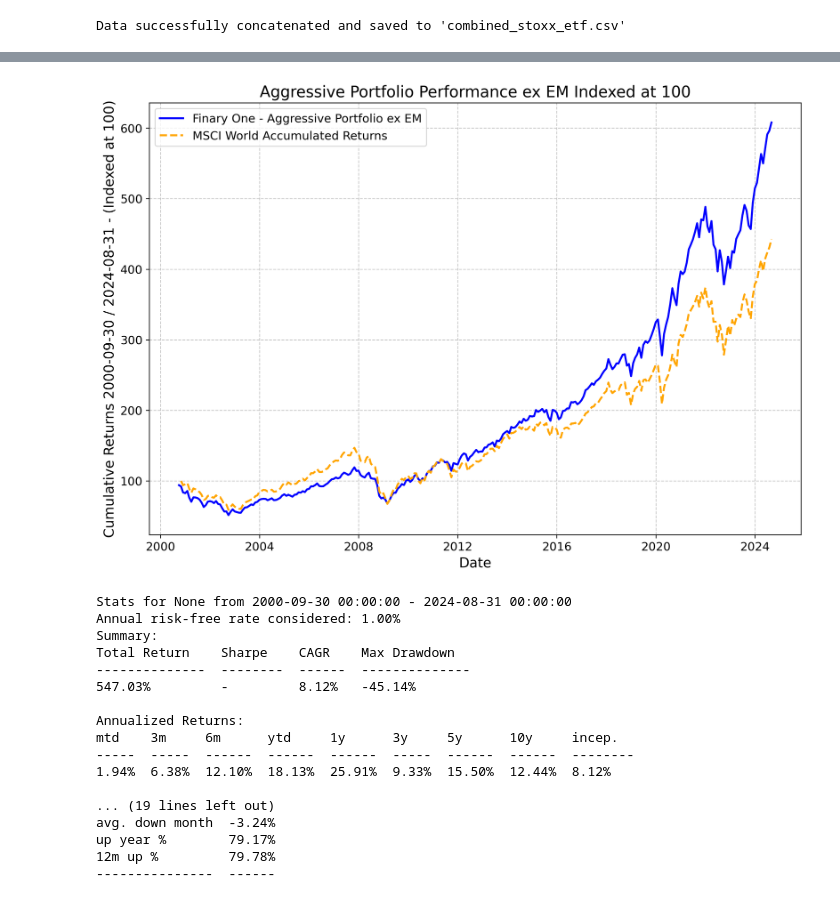
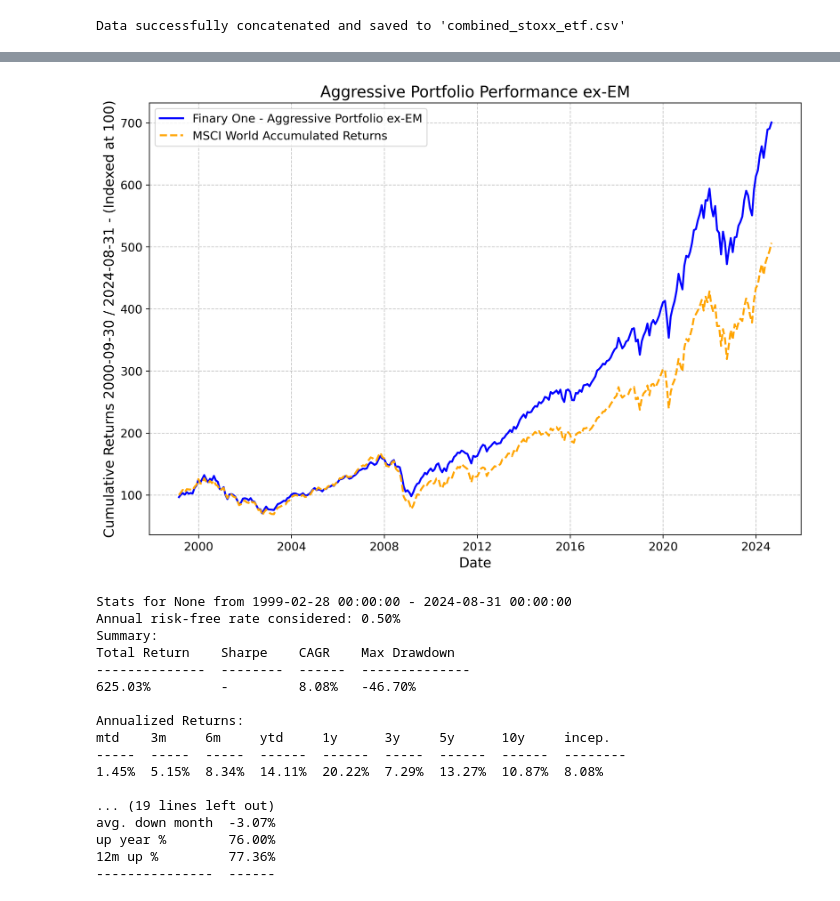
Before and after one commit to louissellier/finary_one, a Jupyter notebook: aggressive_backtest.ipynb, the cells around one changed output, grey strips where cells are left out. Saved outputs shown, nothing was run; the diff lists cells and outputs as text; code cells hidden in the pictures.

```diff
--- a/aggressive_backtest.ipynb
+++ b/aggressive_backtest.ipynb
@@ -152,8 +147,11 @@ gold_spot = yf.download('GC=F', start='1990-01-01', end='2024-09-18')
+# %%
+# Spot Price Gold Price (GLD)
+gold_spot = pd.read_csv('data/gold_prices.csv', index_col='Date', parse_dates=True)
 # %%
 msci_world_data = pd.read_csv('data/msci_world_net_return.csv', index_col='Date', parse_dates=True)
 
 # Step 1: Resample the data to monthly frequency
-msci_world_monthly = msci_world_data['Value'].resample('M').last()
+msci_world_monthly = msci_world_data['MSCI World Net Return'].resample('M').last()
 
 # Step 2: Compute the monthly percentage returns
 msci_world_returns = msci_world_monthly.pct_change().dropna()
@@ -177,7 +175,7 @@ sp_monthly = sp_data['Adj Close'].resample('M').last()
 nasdaq_monthly = nasdaq.resample('M').last()
 em_monthly = em_data.resample('M').last()
 stoxx600_monthly = stoxx600.resample('M').last()
-gold_monthly = gold_spot['Adj Close'].resample('M').last()
+gold_monthly = gold_spot['Gold Price'].resample('M').last()
 
 # Step 2: Compute monthly percentage returns and assign a name to each Series
 sp_returns = sp_monthly.pct_change().dropna()
@@ -400,58 +449,58 @@ correlation_matrix
 # %%
 # Step 5: Define your portfolio weights
-weights2 = [0.5, 0.2, 0, 0.15, 0.15]
+weights2 = [0.5, 0.2, 0, 0.1, 0.2]
 
 # Ensure weights sum to 1 (optional if weights are already normalized)
 weights = [w / sum(weights2) for w in weights2]
 
 # Step 6: Compute the portfolio returns
 portfolio_returns2 = returns_df.dot(weights2)
 
 # Step 7: Index cumulative returns to 100 instead of 1
 cumulative_returns_indexed2 = 100 * (1 + portfolio_returns2).cumprod()
 msci_world_cumulative_returns_indexed = 100 * msci_world_cumulative_returns / msci_world_cumulative_returns.iloc[0]
 
 # Step 8: Save everything in a variable called aggressive_portfolio
 cumulative_returns_indexed2.index = pd.to_datetime(cumulative_returns_indexed2.index)
 
 aggressive_portfolio2 = pd.DataFrame({
     'Portfolio_Returns': portfolio_returns,
     'Cumulative_Returns': cumulative_returns_indexed2
 })
 
 # Step 9: Plot the performance, indexed at 100
 plt.figure(figsize=(12, 8), dpi=300)
-plt.plot(cumulative_returns_indexed2, label='Finary One - Aggressive Portfolio ex EM', color='blue', linewidth=2)
+plt.plot(cumulative_returns_indexed2, label='Finary One - Aggressive Portfolio ex-EM', color='blue', linewidth=2)
 plt.plot(msci_world_cumulative_returns_indexed, label='MSCI World Accumulated Returns', color='orange', linestyle='--', linewidth=2)
-plt.title('Aggressive Portfolio Performance ex EM Indexed at 100', fontsize=16)
+plt.title('Aggressive Portfolio Performance ex-EM', fontsize=16)
 plt.xlabel('Date', fontsize=14)
 plt.ylabel('Cumulative Returns 2000-09-30 / 2024-08-31 - (Indexed at 100)', fontsize=14)
 plt.legend(fontsize=12)
 plt.grid(True, linestyle='--', alpha=0.7)
 plt.xticks(fontsize=12)
 plt.yticks(fontsize=12)
 plt.show()
 # %% [output]
-[figure, old version]
+[figure, new version]
 # %%
 global_stats2 = ffn.calc_stats(cumulative_returns_indexed2)
-global_stats2.set_riskfree_rate(0.01)
+global_stats2.set_riskfree_rate(0.005)
 global_stats2.display()
 # %% [output]
-Stats for None from 2000-09-30 00:00:00 - 2024-08-31 00:00:00
-Annual risk-free rate considered: 1.00%
+Stats for None from 1999-02-28 00:00:00 - 2024-08-31 00:00:00
+Annual risk-free rate considered: 0.50%
 Summary:
 Total Return    Sharpe    CAGR    Max Drawdown
 --------------  --------  ------  --------------
-547.03%         -         8.12%   -45.14%
+625.03%         -         8.08%   -46.70%
 
 Annualized Returns:
-mtd    3m     6m      ytd     1y      3y     5y      10y     incep.
------  -----  ------  ------  ------  -----  ------  ------  --------
-1.94%  6.38%  12.10%  18.13%  25.91%  9.33%  15.50%  12.44%  8.12%
+mtd    3m     6m     ytd     1y      3y     5y      10y     incep.
+-----  -----  -----  ------  ------  -----  ------  ------  --------
+1.45%  5.15%  8.34%  14.11%  20.22%  7.29%  13.27%  10.87%  8.08%
 
 ... (19 lines left out)
-avg. down month  -3.24%
-up year %        79.17%
-12m up %         79.78%
+avg. down month  -3.07%
+up year %        76.00%
+12m up %         77.36%
 ---------------  ------
```
Also changed, not shown: parts of 12 cells of this notebook, 4 other files.
